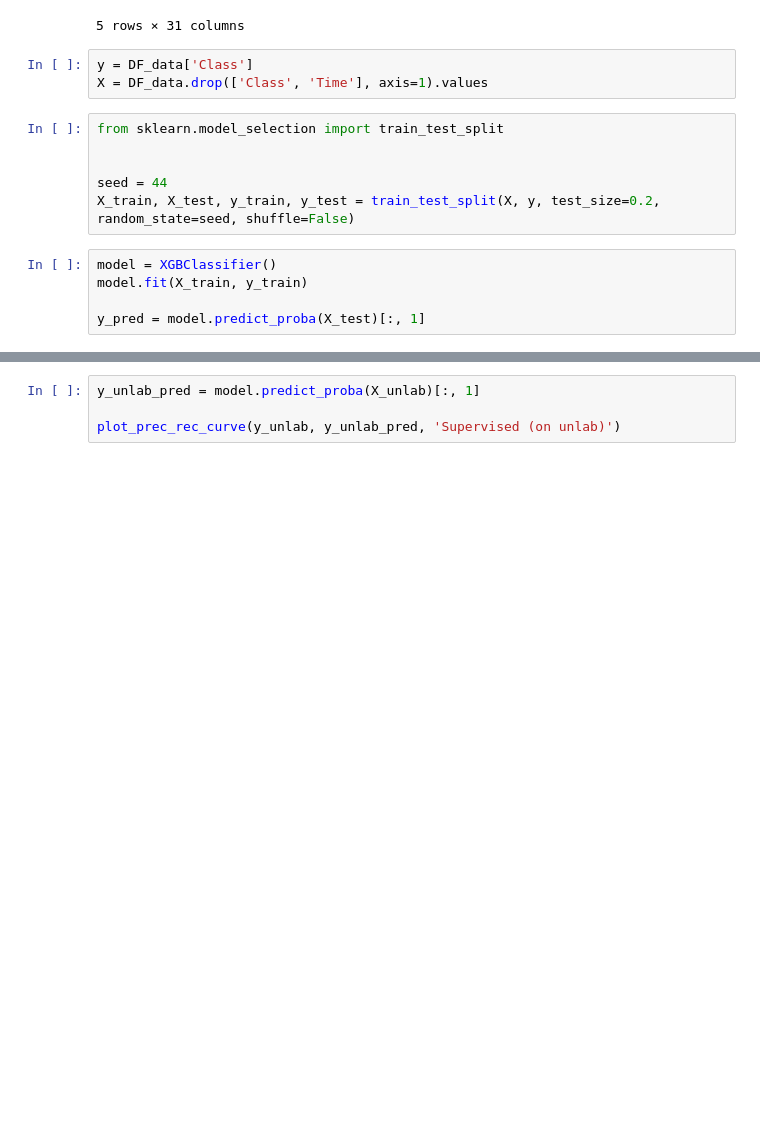
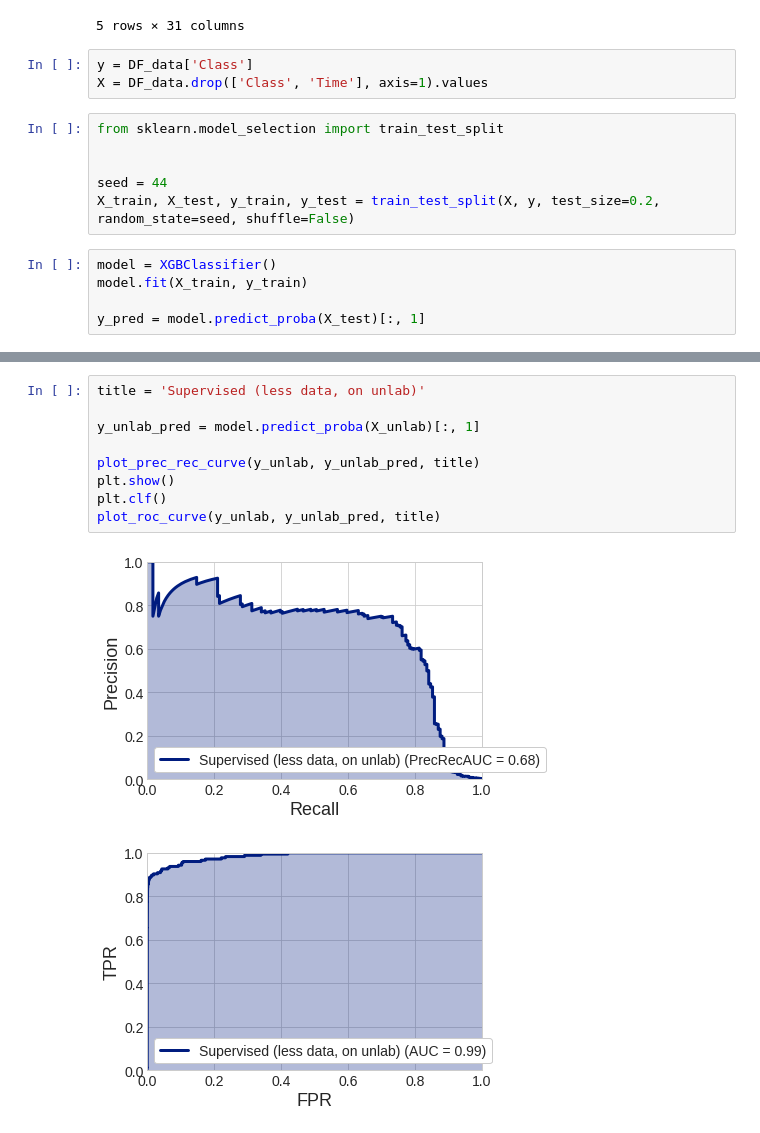
Before and after one commit to MTDzi/semisup-learn, a Jupyter notebook: examples/Untitled.ipynb, the cells around one changed output, grey strips where cells are left out. Cells and saved outputs as stored; diff of their text form; blank space fills up the shorter version.

```diff
--- a/examples/Untitled.ipynb
+++ b/examples/Untitled.ipynb
@@ -57,7 +71,15 @@ XGBoostError: [10:40:33] src/objective/regression_obj.cc:90: Check failed: (pred
-# %%
-y_unlab_pred = model.predict_proba(X_unlab)[:, 1]
-
-plot_prec_rec_curve(y_unlab, y_unlab_pred, 'Supervised (on unlab)')
+# %%
+title = 'Supervised (less data, on unlab)'
+
+y_unlab_pred = model.predict_proba(X_unlab)[:, 1]
+
+plot_prec_rec_curve(y_unlab, y_unlab_pred, title)
+plt.show()
+plt.clf()
+plot_roc_curve(y_unlab, y_unlab_pred, title)
+# %% [output]
+[figure, added]
+[figure, added]
 # %%
 %%time
 
```
Also changed, not shown: parts of 9 cells of this notebook, 2 other files.
